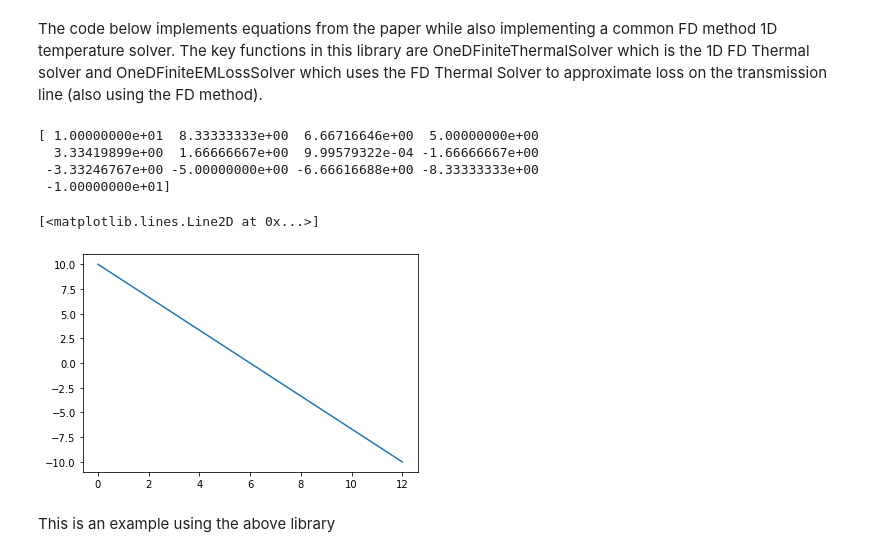
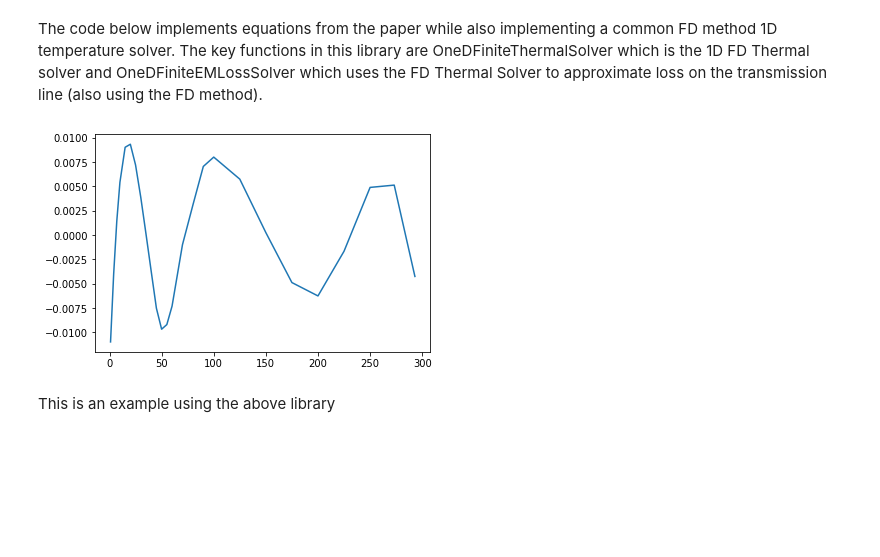
Before and after one commit to RoFree/1D_FDMethodThermal-EM, a Jupyter notebook: Thermal_Modeling_of_Coaxial_line_loss.ipynb, the cells around one changed output. Drawn from its saved outputs; the diff is of its cells as text; code cells hidden in the pictures; blank space fills up the shorter version.

```diff
--- a/Thermal_Modeling_of_Coaxial_line_loss.ipynb
+++ b/Thermal_Modeling_of_Coaxial_line_loss.ipynb
@@ -6,6 +6,9 @@ import matplotlib.pyplot as plt
 # %% [markdown]
 The code below implements equations from the paper while also implementing a common FD method 1D temperature solver. The key functions in this library are OneDFiniteThermalSolver which is the 1D FD Thermal solver and OneDFiniteEMLossSolver which uses the FD Thermal Solver to approximate loss on the transmission line (also using the FD method).
 # %%
+#units are cm, K, dB, W*cm/K
+
+
 #thermodynamics utility equations
 def R_tCalc(delta_L, t_conduct, areaConduct):
   return delta_L/(t_conduct*areaConduct)
@@ -31,7 +34,7 @@ def AdB_calc(R_m, z_0, Dout, Dinner): #R_m is skin resistance
   return 1.38*(R_m/z_0)*((1/Dout)+(1/Dinner))
 
 def R_m_calc(f, e_cond, e_cond_cu): #not sure what e_cond_cu is (the sigma_cu in equation 7)
-  return 0.0083*np.sqrt(f)*np.sqrt(e_cond_cu/e_cond)
+  return 0.0034*np.sqrt(f)*np.sqrt(e_cond_cu/e_cond)
 
 def Z0_calc(epsilon, Dout, Dinner):
   return (138/np.sqrt(epsilon))*np.log10(Dout/Dinner)
@@ -49,52 +52,48 @@ def NF_calc(loss):
 # https://srd.nist.gov/JPCRD/jpcrd155.pdf
 
 T0 = np.array([1, 4, 7, 10, 15, 20 ,25, 30, 35, 40, 45, 50, 55, 60, 70, 80, 90, 100, 125, 150, 175, 200, 225, 250, 273.15, 293, 300, 350, 400, 500, 600, 700, 800])
-r0 = np.array([ 0.002, 0.002, 0.002, 0.00202, 0.00218, 0.00280, 0.00449, 0.00828, 0.0147, 0.0239, 0.0358, 0.0518, 0.0727, 0.0971, 0.154, 0.215, 0.281, 0.348, 0.522, 0.699, 0.874, 1.046, 1.217, 1.387, 1.543, 1.678, 1.725, 2.063, 2.402, 3.090, 3.792, 4.514, 5.262])
+r0_cu = np.array([ 0.002, 0.002, 0.002, 0.00202, 0.00218, 0.00280, 0.00449, 0.00828, 0.0147, 0.0239, 0.0358, 0.0518, 0.0727, 0.0971, 0.154, 0.215, 0.281, 0.348, 0.522, 0.699, 0.874, 1.046, 1.217, 1.387, 1.543, 1.678, 1.725, 2.063, 2.402, 3.090, 3.792, 4.514, 5.262])
 
-e_cond_cu = np.polynomial.chebyshev.Chebyshev.fit(T0[:-7],r0[:-7],4) #fitting the conductivity to a 4th degree polynomial
+e_cond_cu = np.polynomial.chebyshev.Chebyshev.fit(T0[:-7],r0_cu[:-7],4) #fitting the conductivity to a 4th degree polynomial
 plt.figure()
-plt.plot(T0[:-7], (r0[:-7]-e_cond_cu(T0[:-7]))) #plots error in the approximation within 1% accuracy
+plt.plot(T0[:-7], (r0_cu[:-7]-e_cond_cu(T0[:-7]))) #plots error in the approximation within 1% accuracy
 
 
 
 #1D thermal solver using the FD method
 def distribute(old, L, n_seg, t_conduct, area):
   new = old[:]
   for i in range(1, len(old)-1):
     new[i] = (old[i-1]+old[i+1])/R_tCalc(L/n_seg, t_conduct, area)
   return new
 
 def sigDiff(a, b, thresh):
   assert len(a) == len(b)
   for i in range(len(a)):
     if not abs(a[i]-b[i]) <= thresh:
       return False
   return True
 
 def OneDFiniteThermalSolver(bar, thresh, L, n_seg, t_conduct, Dout, Dinner):
-  final= distribute(bar)
+  final= distribute(bar, L, n_seg, t_conduct, area_calc(Dout, Dinner))
   while not sigDiff(bar, final, thresh):
     bar = final
     final = distribute(bar, L, len(bar), t_conduct, area_calc(Dout, Dinner))
   return final
 
 
 
 #1D noise solver factoring thermals (this approximates that loss=NF which is not valid when the noise is below -174 dBm/Hz) Source:http://www.ni.com/tutorial/6810/en/
-def OneDFiniteEMLossSolver(T_gradient, f_ghz, e_cond, e_cond_cu, epsilon, Dout, Dinner): #calculates the noise temperature of each segment in the transmission line given a temperature gradient and parameters
-  noise_final = [:len(T_gradient)]
+def OneDFiniteEMNoiseSolver(T_gradient, f_ghz, e_cond, e_cond_cu, epsilon, Dout, Dinner): #calculates the noise temperature of each segment in the transmission line given a temperature gradient and parameters
+  noise_final = []
   for i in range(len(T_gradient)):
-    noise_final[i]=AdB_calc(R_m_calc(f_ghz, e_cond(T_gradient[i]), e_cond_cu(T_gradient[i])), Z0_calc(epsilon, Dout, Dinner), Dout, Dinner)
-  return nTemp_calc(noise_final)
+    noise_final.append(nTemp_calc(AdB_calc(R_m_calc(f_ghz, e_cond(T_gradient[i]), e_cond_cu(T_gradient[i])), Z0_calc(epsilon, Dout, Dinner), Dout, Dinner)))
+  return noise_final
 
 def TotalNoise(noise, gain, Nin):
-  return Nin*np.prod(gain)+sum(noise)*(1/gain[-1] - 1)*np.prod(gain)
+ # return Nin*np.prod(gain)+sum(noise)*(1/gain[-1] - 1)*np.prod(gain)
+  return sum(noise)*(1/gain[-1] - 1)*np.prod(gain)
 # %% [output]
-[ 1.00000000e+01  8.33333333e+00  6.66716646e+00  5.00000000e+00
-  3.33419899e+00  1.66666667e+00  9.99579322e-04 -1.66666667e+00
- -3.33246767e+00 -5.00000000e+00 -6.66616688e+00 -8.33333333e+00
- -1.00000000e+01]
-[<matplotlib.lines.Line2D at 0x...>]
-[figure, old version]
+[figure, new version]
 # %% [markdown]
 This is an example using the above library
```
Also changed, not shown: parts of 3 cells of this notebook.
